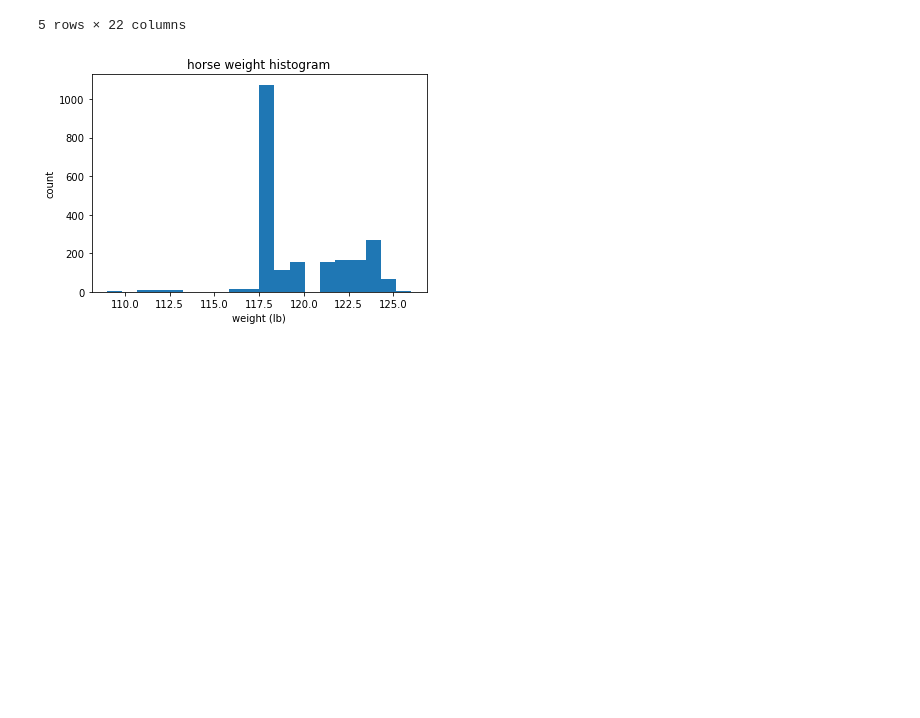
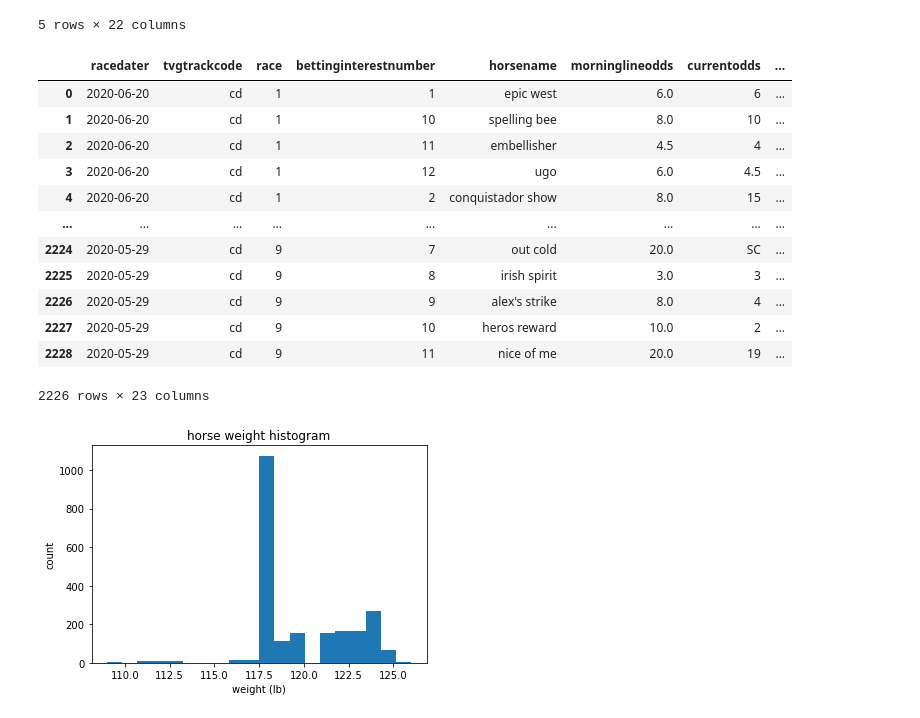
Before and after one commit to AymanSulaiman/stallion-statistics-dashboard, a Jupyter notebook: Dash-website/Data analysis for machine learning.ipynb, the cells around one changed output. Drawn from its saved outputs; the diff is of its cells as text; code cells hidden in the pictures; blank space fills up the shorter version.

```diff
--- a/Dash-website/Data analysis for machine learning.ipynb
+++ b/Dash-website/Data analysis for machine learning.ipynb
@@ -67,3 +69,19 @@ df_copy.tail()
+# %%
+df_copy
+# %% [output]
+|  | racedater | tvgtrackcode | race | bettinginterestnumber | horsename | morninglineodds | currentodds | ... |
+| 0 | 2020-06-20 | cd | 1 | 1 | epic west | 6.0 | 6 | ... |
+| 1 | 2020-06-20 | cd | 1 | 10 | spelling bee | 8.0 | 10 | ... |
+| 2 | 2020-06-20 | cd | 1 | 11 | embellisher | 4.5 | 4 | ... |
+| 3 | 2020-06-20 | cd | 1 | 12 | ugo | 6.0 | 4.5 | ... |
+| 4 | 2020-06-20 | cd | 1 | 2 | conquistador show | 8.0 | 15 | ... |
+| ... | ... | ... | ... | ... | ... | ... | ... | ... |
+| 2224 | 2020-05-29 | cd | 9 | 7 | out cold | 20.0 | SC | ... |
+| 2225 | 2020-05-29 | cd | 9 | 8 | irish spirit | 3.0 | 3 | ... |
+| 2226 | 2020-05-29 | cd | 9 | 9 | alex's strike | 8.0 | 4 | ... |
+| 2227 | 2020-05-29 | cd | 9 | 10 | heros reward | 10.0 | 2 | ... |
+| 2228 | 2020-05-29 | cd | 9 | 11 | nice of me | 20.0 | 19 | ... |
+2226 rows × 23 columns
 # %%
 fig, ax = plt.subplots()
 n_bins = 20
```
Also changed, not shown: parts of 19 cells of this notebook.
